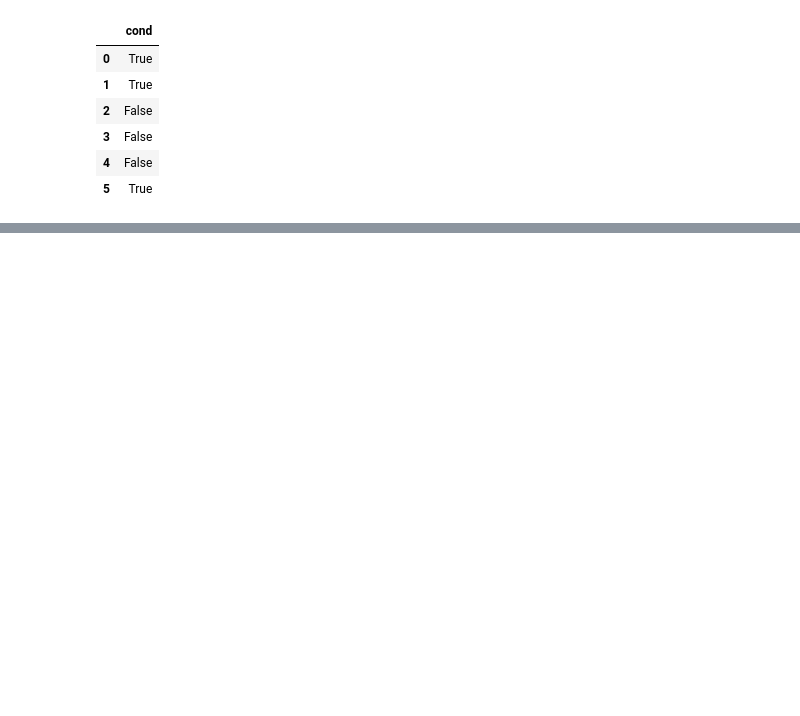
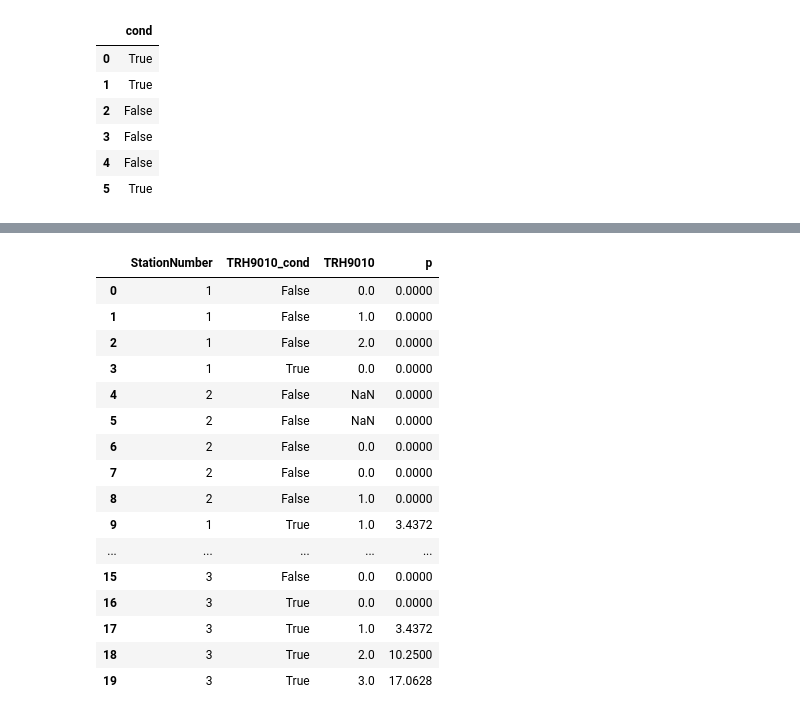
Before and after one commit to kppeterkiss/FusariumMap, a Jupyter notebook: notebooks/research.ipynb, the cells around one changed output, grey strips where cells are left out. Saved outputs shown, nothing was run; the diff lists cells and outputs as text; code cells hidden in the pictures; blank space fills up the shorter version.

```diff
--- a/notebooks/research.ipynb
+++ b/notebooks/research.ipynb
@@ -376,3 +388,3 @@ from arcgis.features import GeoAccessor, GeoSeriesAccessor
 # %%
-df =pd.DataFrame({ "cond" :pd.Series([True,True,False,False,False,True])})
+df1 =pd.DataFrame({ "cond" :pd.Series([True,True,False,False,False,True])})
 # %%
@@ -386,6 +398,8 @@ df
 | 4 | False |
 | 5 | True |
 # %%
-df = pd.DataFrame(\
-    {'StationNumber':[1,1,1,1,2,2,2,2,2,1,1,1,3,3,3,3,3,3,3,3],
-     'TRH9010_cond':[False,False,False,True,False,False,False,False,False,True,True,False,False,True,True,False,True,True,True, True] })
+
+df1 = pd.DataFrame(\
+    {
+        'StationNumber':[1,1,1,1,2,2,2,2,2,1,1,1,3,3,3,3,3,3,3,3],
+        'TRH9010_cond':[False,False,False,True,False,False,False,False,False,True,True,False,False,True,True,False,True,True,True, True] })
@@ -403,0 +495,20 @@ def caculate_p(df):
+# %%
+caculate_p(df1)
+# %% [output]
+|  | StationNumber | TRH9010_cond | TRH9010 | p |
+| 0 | 1 | False | 0.0 | 0.0000 |
+| 1 | 1 | False | 1.0 | 0.0000 |
+| 2 | 1 | False | 2.0 | 0.0000 |
+| 3 | 1 | True | 0.0 | 0.0000 |
+| 4 | 2 | False | NaN | 0.0000 |
+| 5 | 2 | False | NaN | 0.0000 |
+| 6 | 2 | False | 0.0 | 0.0000 |
+| 7 | 2 | False | 0.0 | 0.0000 |
+| 8 | 2 | False | 1.0 | 0.0000 |
+| 9 | 1 | True | 1.0 | 3.4372 |
+| ... | ... | ... | ... | ... |
+| 15 | 3 | False | 0.0 | 0.0000 |
+| 16 | 3 | True | 0.0 | 0.0000 |
+| 17 | 3 | True | 1.0 | 3.4372 |
+| 18 | 3 | True | 2.0 | 10.2500 |
+| 19 | 3 | True | 3.0 | 17.0628 |
```
Also changed, not shown: parts of 65 cells of this notebook, 9 other files.
